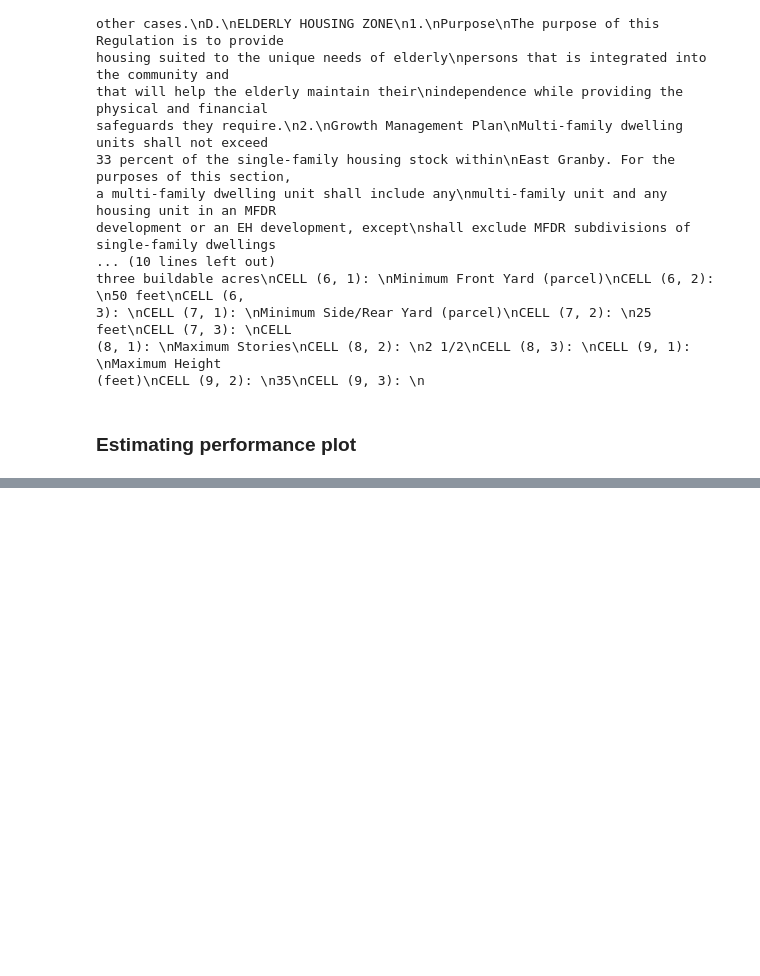
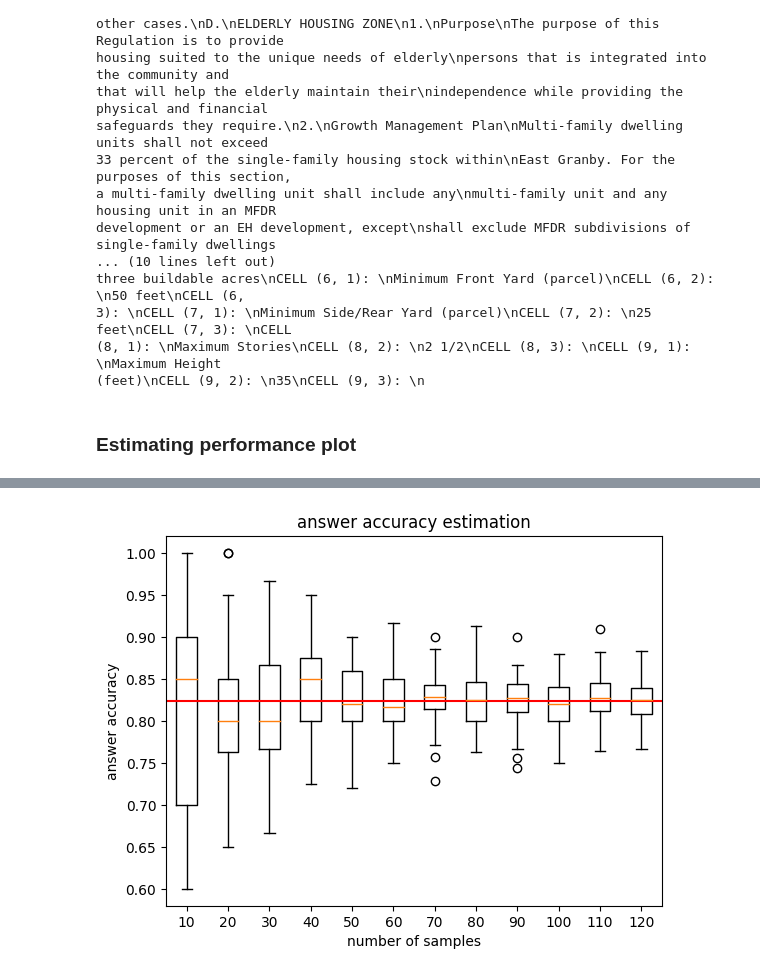
Before and after one commit to National-Zoning-Atlas/zoning-gpt, a Jupyter notebook: eeshakhanna/eval_diagnose.ipynb, the cells around one changed output, grey strips where cells are left out. Cells and saved outputs as stored; diff of their text form; code cells hidden in the pictures; blank space fills up the shorter version.

```diff
--- a/eeshakhanna/eval_diagnose.ipynb
+++ b/eeshakhanna/eval_diagnose.ipynb
@@ -261,3 +281,18 @@ for n in n_all:
+# %%
+labels, data = [*zip(*res_accs.items())]  # 'transpose' items to parallel key, value lists
+
+# or backwards compatable
+labels, data = res_accs.keys(), res_accs.values()
+
+plt.boxplot(data)
+plt.axhline(y = .8241, color = 'r', linestyle = '-')
+plt.xticks(range(1, len(labels) + 1), labels)
+plt.xlabel('number of samples')
+plt.ylabel('answer accuracy')
+plt.title('answer accuracy estimation')
+plt.show()
+# %% [output]
+[figure, added]
 # %%
 import matplotlib.pyplot as plt
 plt.plot(n_all, recalls)
```
Also changed, not shown: parts of 10 cells of this notebook.
